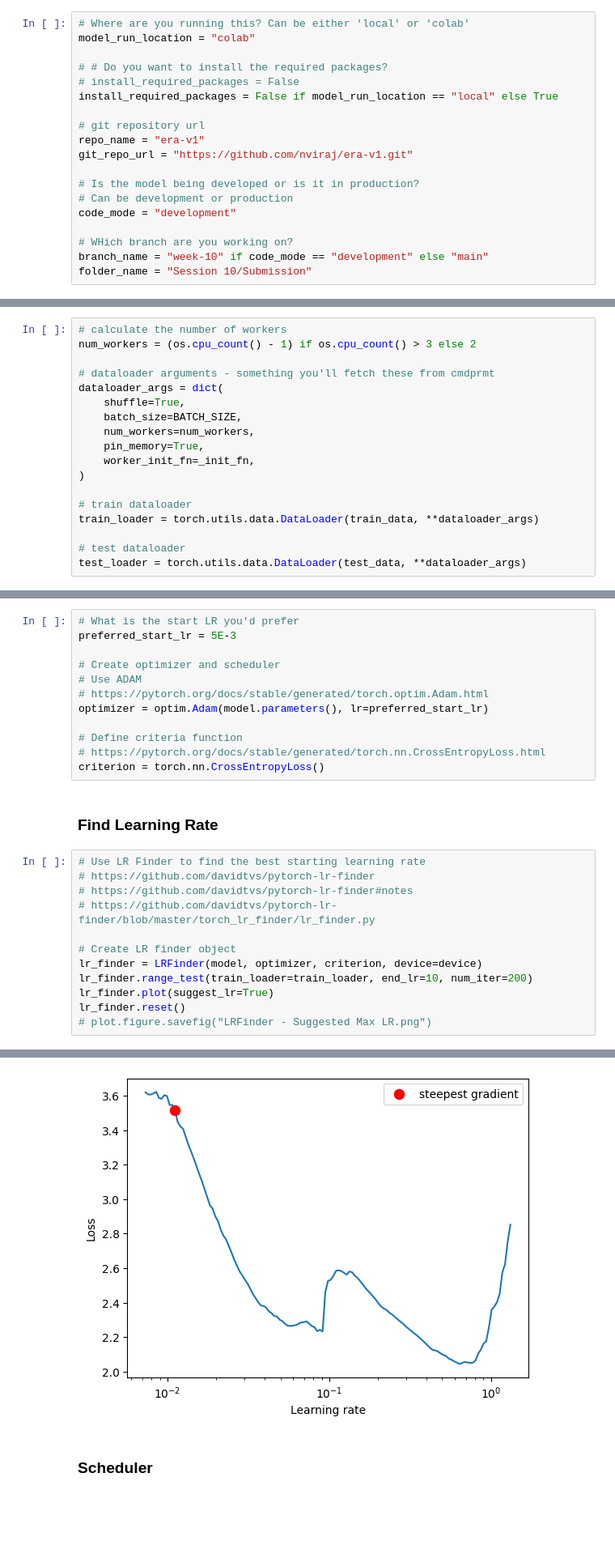
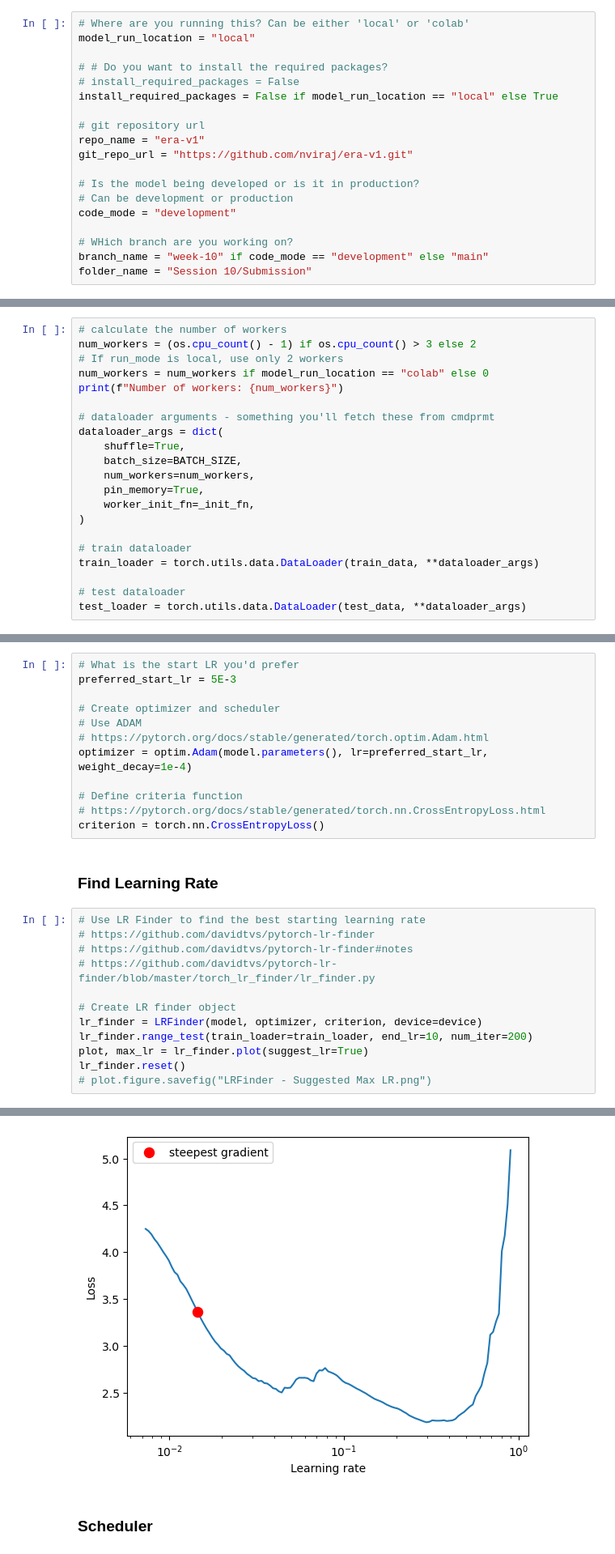
Before and after one commit to nviraj/era-v1, a Jupyter notebook: Session 10/Submission/ERA V1 - Viraj - Assignment 10.ipynb, the cells around one changed output, grey strips where cells are left out. Shown: that part at 81% size. Saved outputs shown, nothing was run; the diff lists cells and outputs as text; blank space fills up the shorter version.

Commit message:
Local run with 88.51

```diff
--- a/Session 10/Submission/ERA V1 - Viraj - Assignment 10.ipynb
+++ b/Session 10/Submission/ERA V1 - Viraj - Assignment 10.ipynb
@@ -6,7 +6,7 @@
 ## Script Parameters
 # %%
 # Where are you running this? Can be either 'local' or 'colab'
-model_run_location = "colab"
+model_run_location = "local"
 
 # # Do you want to install the required packages?
 # install_required_packages = False
@@ -214,6 +184,9 @@ Transforms applied on the dataset
 # %%
 # calculate the number of workers
 num_workers = (os.cpu_count() - 1) if os.cpu_count() > 3 else 2
+# If run_mode is local, use only 2 workers
+num_workers = num_workers if model_run_location == "colab" else 0
+print(f"Number of workers: {num_workers}")
 
 # dataloader arguments - something you'll fetch these from cmdprmt
 dataloader_args = dict(
@@ -295,7 +270,7 @@ preferred_start_lr = 5E-3
 # Create optimizer and scheduler
 # Use ADAM
 # https://pytorch.org/docs/stable/generated/torch.optim.Adam.html
-optimizer = optim.Adam(model.parameters(), lr=preferred_start_lr)
+optimizer = optim.Adam(model.parameters(), lr=preferred_start_lr, weight_decay=1e-4)
 
 # Define criteria function
 # https://pytorch.org/docs/stable/generated/torch.nn.CrossEntropyLoss.html
@@ -311,7 +286,7 @@ criterion = torch.nn.CrossEntropyLoss()
 # Create LR finder object
 lr_finder = LRFinder(model, optimizer, criterion, device=device)
 lr_finder.range_test(train_loader=train_loader, end_lr=10, num_iter=200)
-lr_finder.plot(suggest_lr=True)
+plot, max_lr = lr_finder.plot(suggest_lr=True)
 lr_finder.reset()
 # plot.figure.savefig("LRFinder - Suggested Max LR.png")
 # %% [output]
@@ -322,4 +297,4 @@ Suggested LR: 1.12E-02
-[figure, old version]
+[figure, new version]
 # %% [markdown]
 ### Scheduler
 # %%
```
Also changed, not shown: parts of 13 cells of this notebook.
